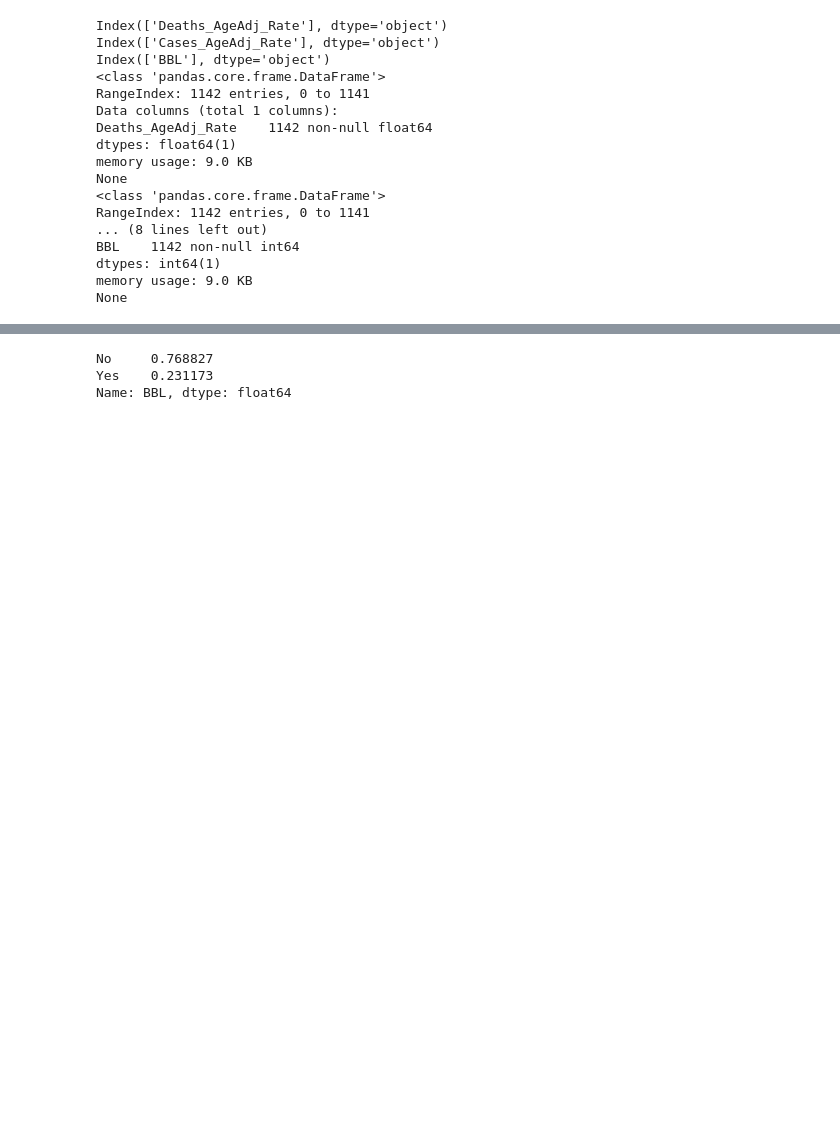
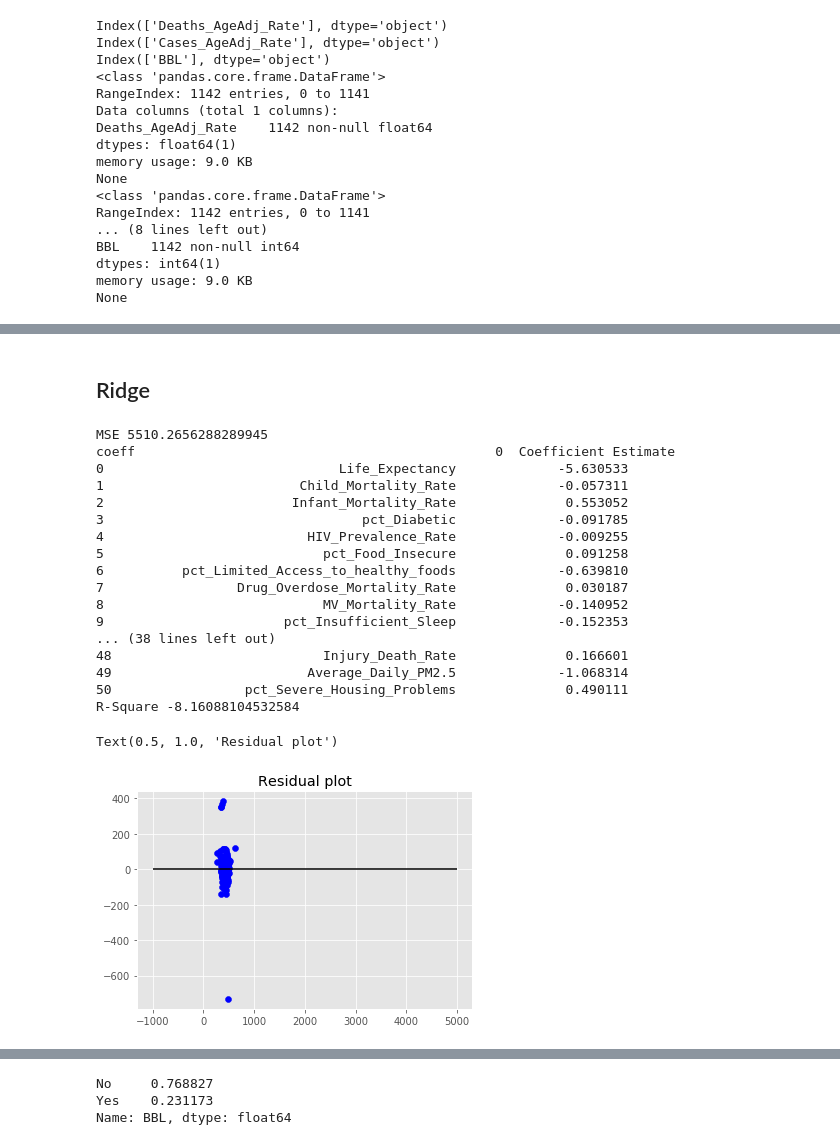
Before and after one commit to Ashutosh-Singhal/Cancer_SHD_TN, a Jupyter notebook: EDA_cancer_health_determinants.ipynb, the cells around one changed output, grey strips where cells are left out. Cells and saved outputs as stored; diff of their text form; code cells hidden in the pictures; blank space fills up the shorter version.

```diff
--- a/EDA_cancer_health_determinants.ipynb
+++ b/EDA_cancer_health_determinants.ipynb
@@ -249,0 +518,57 @@ None
+# %% [markdown]
+## Ridge
+# %%
+from sklearn.linear_model import Ridge
+#Data sets
+X = master.drop(['FIPS', 'State', 'County', 'Presence_of_violation','Cases_AgeAdj_Rate', 'Deaths_AgeAdj_Rate', 'BBL'], axis =1)
+y = master.Cases_AgeAdj_Rate
+
+#splitting into training and test for cross validation
+X_train, X_test, y_train, y_test = train_test_split(X, y, train_size=0.75, test_size=0.25, random_state=42, shuffle=True)
+
+#training the model
+
+ridgeReg = Ridge(alpha=0.05, normalize=True)
+
+ridgeReg.fit(X_train,y_train)
+
+#predicting on test
+pred = ridgeReg.predict(X_test)
+
+#calculating mse
+
+mse = np.mean((pred - y_test)**2)
+print('MSE', mse)
+# calculating coefficients
+coeff = DataFrame(X_train.columns)
+coeff['Coefficient Estimate'] = Series(lreg.coef_)
+print('coeff', coeff)
+print('R-Square', lreg.score(X_test,y_test))
+
+#residual plot
+
+x_plot = plt.scatter(pred, (pred - y_test), c='b')
+
+plt.hlines(y=0, xmin= -1000, xmax=5000)
+
+plt.title('Residual plot')
+# %% [output]
+MSE 5510.2656288289945
+coeff                                              0  Coefficient Estimate
+0                              Life_Expectancy             -5.630533
+1                         Child_Mortality_Rate             -0.057311
+2                        Infant_Mortality_Rate              0.553052
+3                                 pct_Diabetic             -0.091785
+4                          HIV_Prevalence_Rate             -0.009255
+5                            pct_Food_Insecure              0.091258
+6          pct_Limited_Access_to_healthy_foods             -0.639810
+7                 Drug_Overdose_Mortality_Rate              0.030187
+8                            MV_Mortality_Rate             -0.140952
+9                       pct_Insufficient_Sleep             -0.152353
+... (38 lines left out)
+48                           Injury_Death_Rate              0.166601
+49                         Average_Daily_PM2.5             -1.068314
+50                 pct_Severe_Housing_Problems              0.490111
+R-Square -8.16088104532584
+Text(0.5, 1.0, 'Residual plot')
+[figure, added]
```
Also changed, not shown: parts of 49 cells of this notebook.
